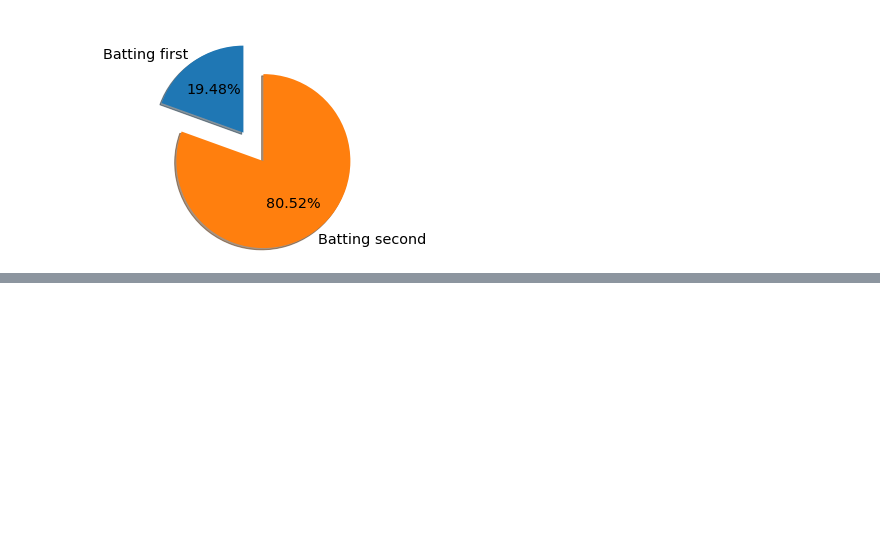
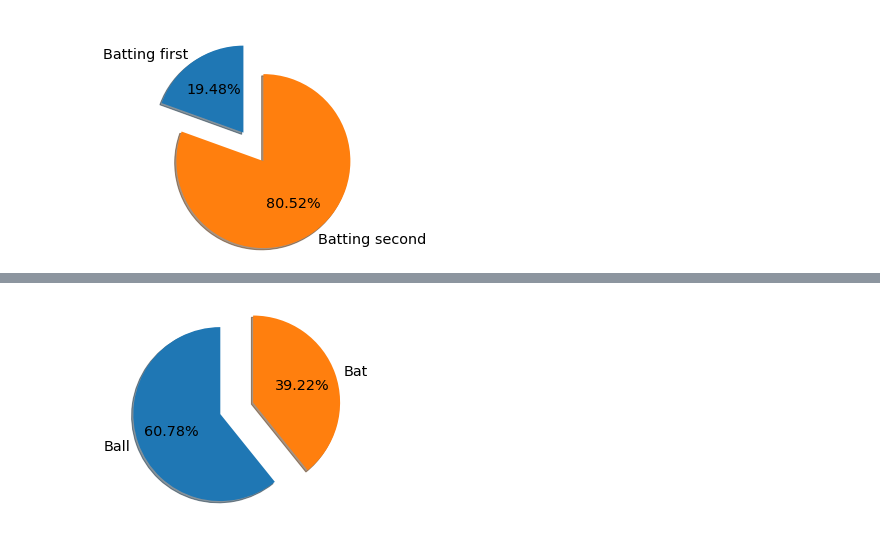
Before and after one commit to hemantsoni42/Data-Science, a Jupyter notebook: IPL_DataAnalysis.ipynb, the cells around one changed output, grey strips where cells are left out. Saved outputs shown, nothing was run; the diff lists cells and outputs as text; code cells hidden in the pictures; blank space fills up the shorter version.

```diff
--- a/IPL_DataAnalysis.ipynb
+++ b/IPL_DataAnalysis.ipynb
@@ -167,0 +190,10 @@ plt.show()
+# %%
+# What will happen after winning the toss
+%matplotlib inline
+decision=match_data[match_data['toss_decision']=='field']
+slices=[len(decision),(len(match_data)-len(decision))]
+label=['Ball','Bat']
+plt.pie(slices,labels=label,startangle=90,shadow=1,explode=(0,0.4),autopct='%1.2f%%',textprops={'size': 'x-large'})
+plt.show()
+# %% [output]
+[figure, added]
```
Also changed, not shown: parts of 3 cells of this notebook.
